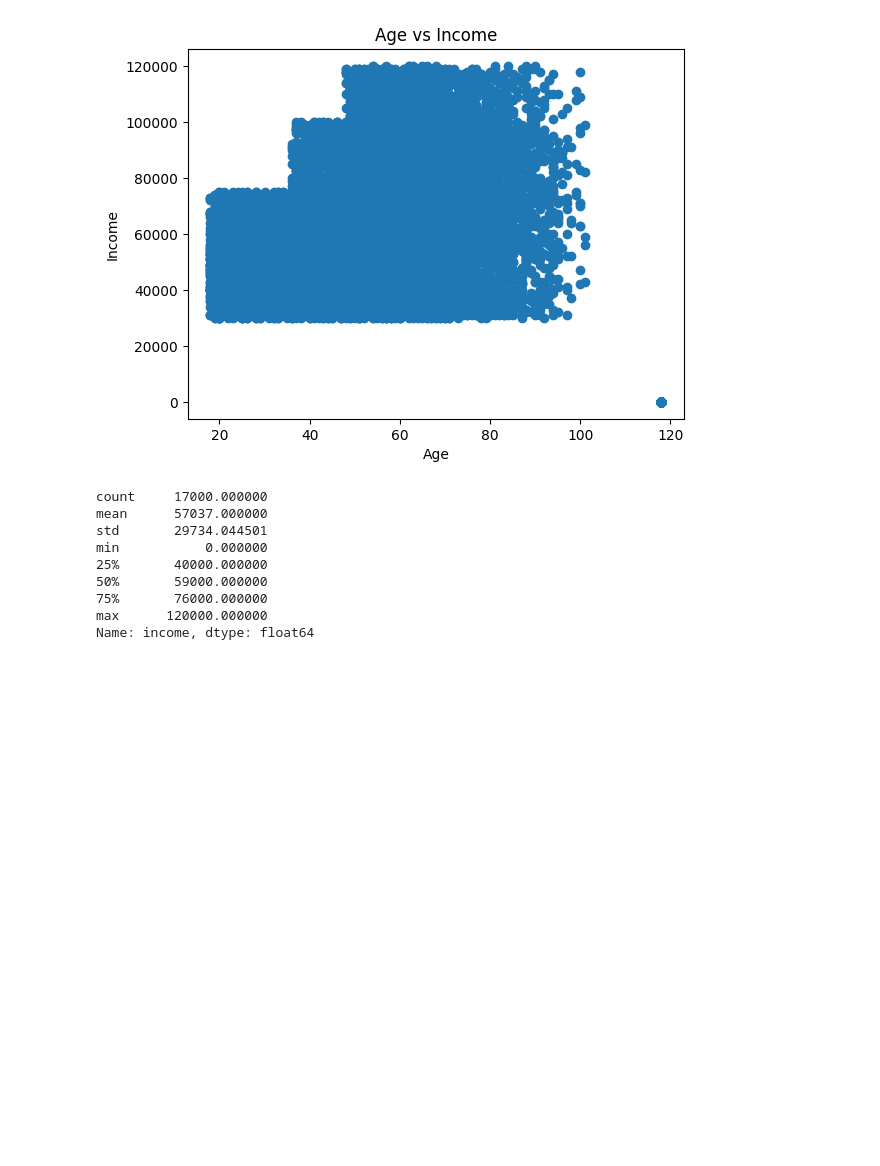
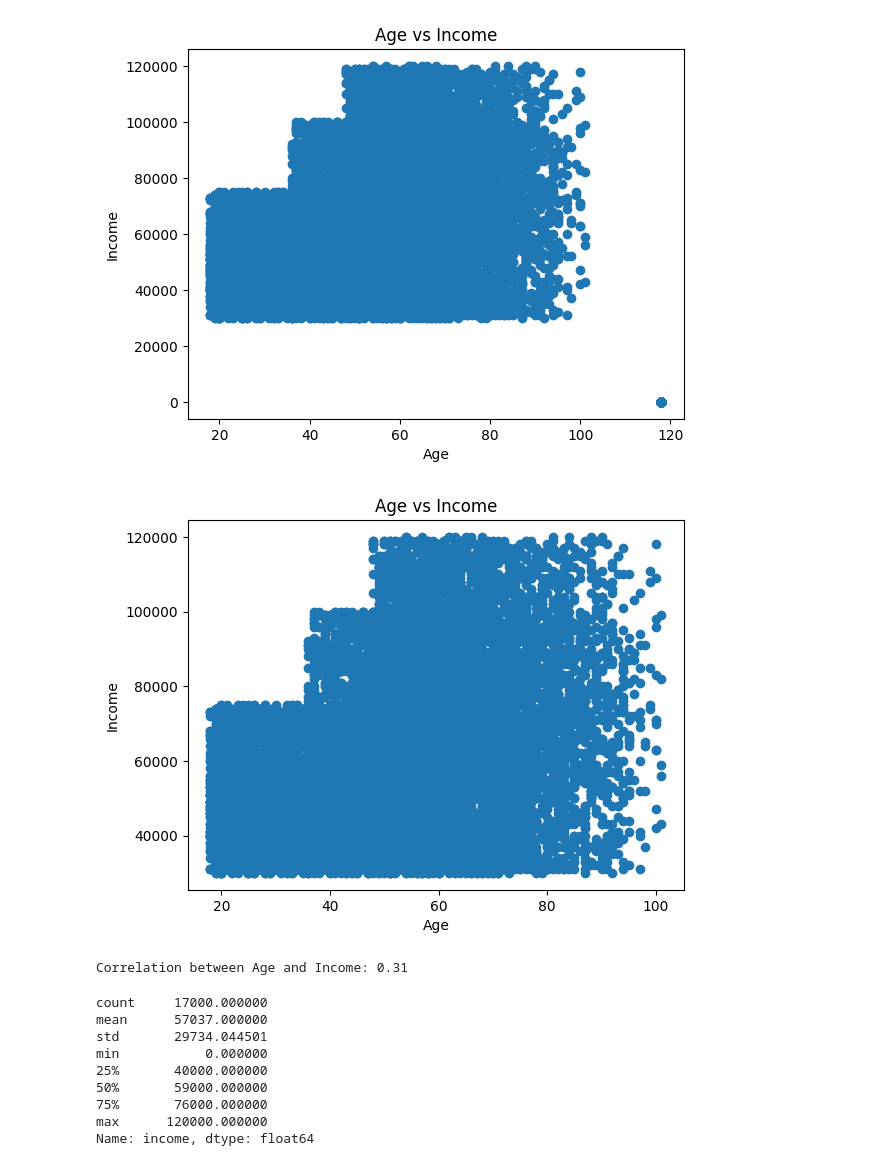
Before and after one commit to stevejj4/Customer-Reward-Analysis, a Jupyter notebook: Customers_EDA.ipynb, the cells around one changed output. Saved outputs shown, nothing was run; the diff lists cells and outputs as text; code cells hidden in the pictures; blank space fills up the shorter version.

```diff
--- a/Customers_EDA.ipynb
+++ b/Customers_EDA.ipynb
@@ -178,6 +183,20 @@ plt.title('Age vs Income')
 plt.show()
 # %% [output]
 [figure]
+# %%
+# Scatter plot to see age without those ages of 102 and above and what is the correlation now
+
+plt.scatter(df[df['age'] < 102]['age'], df[df['age'] < 102]['income'])
+plt.xlabel('Age')
+plt.ylabel('Income')
+plt.title('Age vs Income')
+plt.show()
+# the correlation now
+correlation = df[df['age'] < 102]['age'].corr(df[df['age'] < 102]['income'])
+print(f"Correlation between Age and Income: {correlation:.2f}")
+# %% [output]
+[figure, added]
+Correlation between Age and Income: 0.31
 # %%
 # income statistics the min, max, median, mode, mean
 income_stats = df['income'].describe()
```
Also changed, not shown: parts of 11 cells of this notebook.
